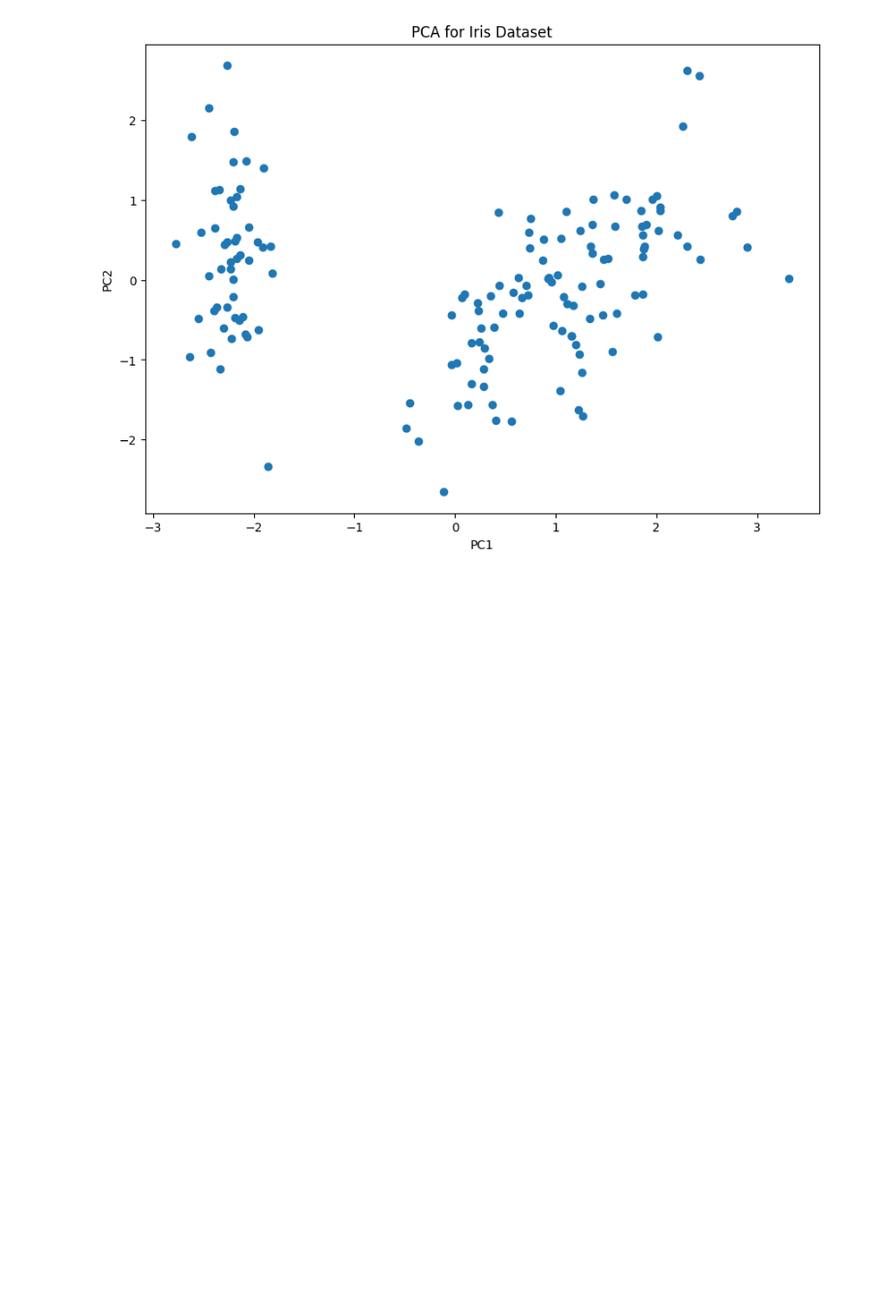
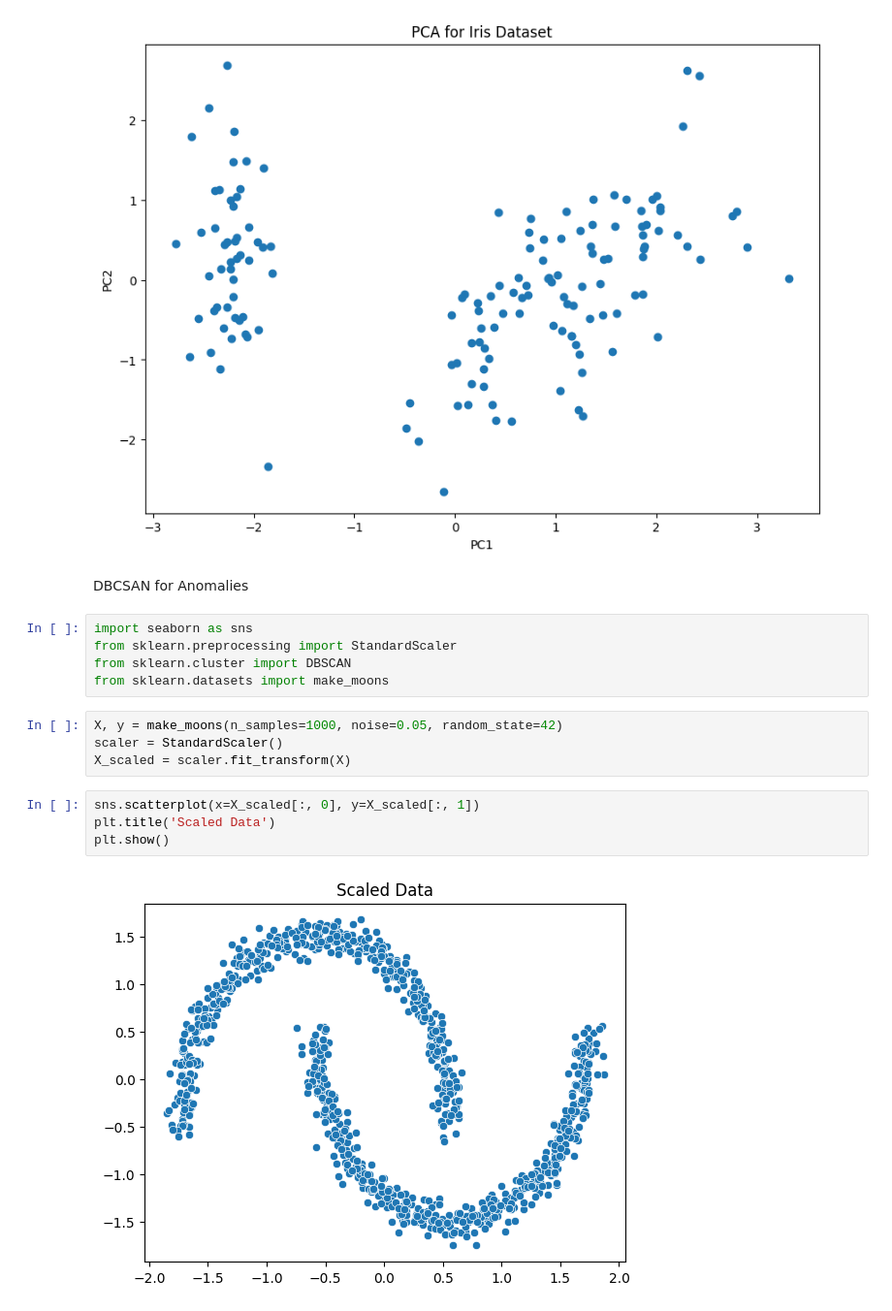
Before and after one commit to asiddiqha/ml-practice-notebooks, a Jupyter notebook: pca.ipynb, the cells around one changed output. Shown at 97% size. Cells and saved outputs as stored; diff of their text form; blank space fills up the shorter version.

```diff
--- a/pca.ipynb
+++ b/pca.ipynb
@@ -55,3 +55,20 @@ plt.title('PCA for Iris Dataset')
 plt.show()
 # %% [output]
 [figure]
+# %% [markdown]
+DBCSAN for Anomalies
+# %%
+import seaborn as sns
+from sklearn.preprocessing import StandardScaler
+from sklearn.cluster import DBSCAN
+from sklearn.datasets import make_moons
+# %%
+X, y = make_moons(n_samples=1000, noise=0.05, random_state=42)
+scaler = StandardScaler()
+X_scaled = scaler.fit_transform(X)
+# %%
+sns.scatterplot(x=X_scaled[:, 0], y=X_scaled[:, 1])
+plt.title('Scaled Data')
+plt.show()
+# %% [output]
+[figure, added]
```
Also changed, not shown: parts of 10 cells of this notebook.
